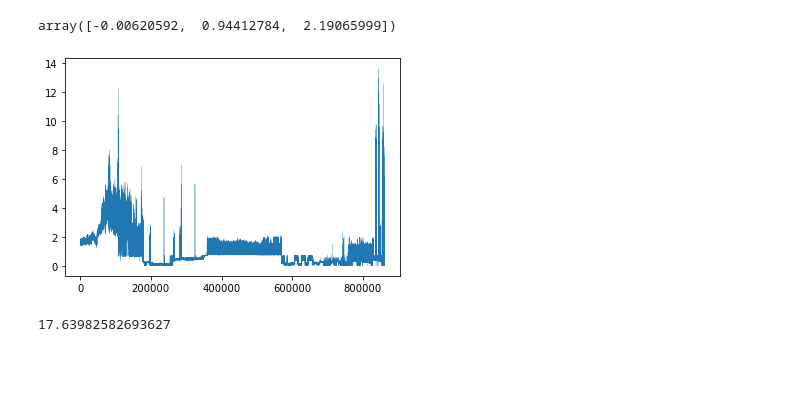
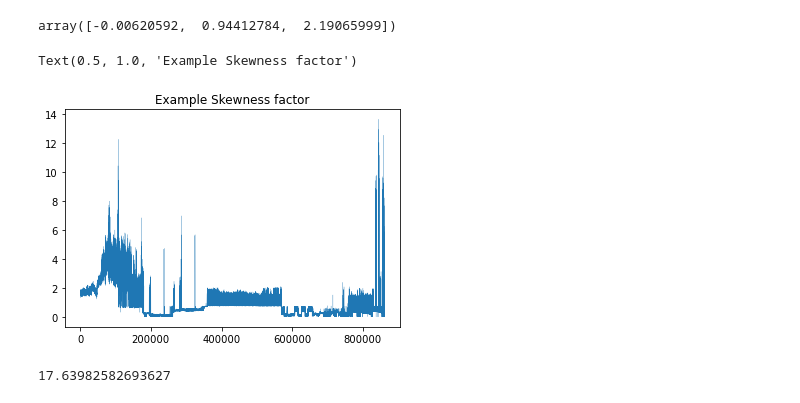
Before and after one commit to sedgewickmm18/notebooks-attic, a Jupyter notebook: PumpVibrationUseCaseInMoreDetail.ipynb, the cells around one changed output. Saved outputs shown, nothing was run; the diff lists cells and outputs as text; code cells hidden in the pictures; blank space fills up the shorter version.

```diff
--- a/PumpVibrationUseCaseInMoreDetail.ipynb
+++ b/PumpVibrationUseCaseInMoreDetail.ipynb
@@ -419,9 +479,11 @@ array([-0.00620592,  0.94412784,  2.19065999])
 O_ecod = np.maximum(U_skew, left_log_univariate_cdfs, right_log_univariate_cdfs)
 # %%
 #plt.plot(range(len(U_skew[:, 0])), U_skew[:,0], lw=0.2)
-plt.plot(range(len(U_skew[:, 2])), U_skew[:,2], lw=0.2);
+plt.plot(range(len(U_skew[:, 2])), U_skew[:,2], lw=0.2)
+plt.title('Example Skewness factor')
 # %% [output]
+Text(0.5, 1.0, 'Example Skewness factor')
-[figure, old version]
+[figure, new version]
 # %%
 # let the ECDFs "vote" component-wise
 
```
Also changed, not shown: parts of 5 cells of this notebook, 1 other file.
